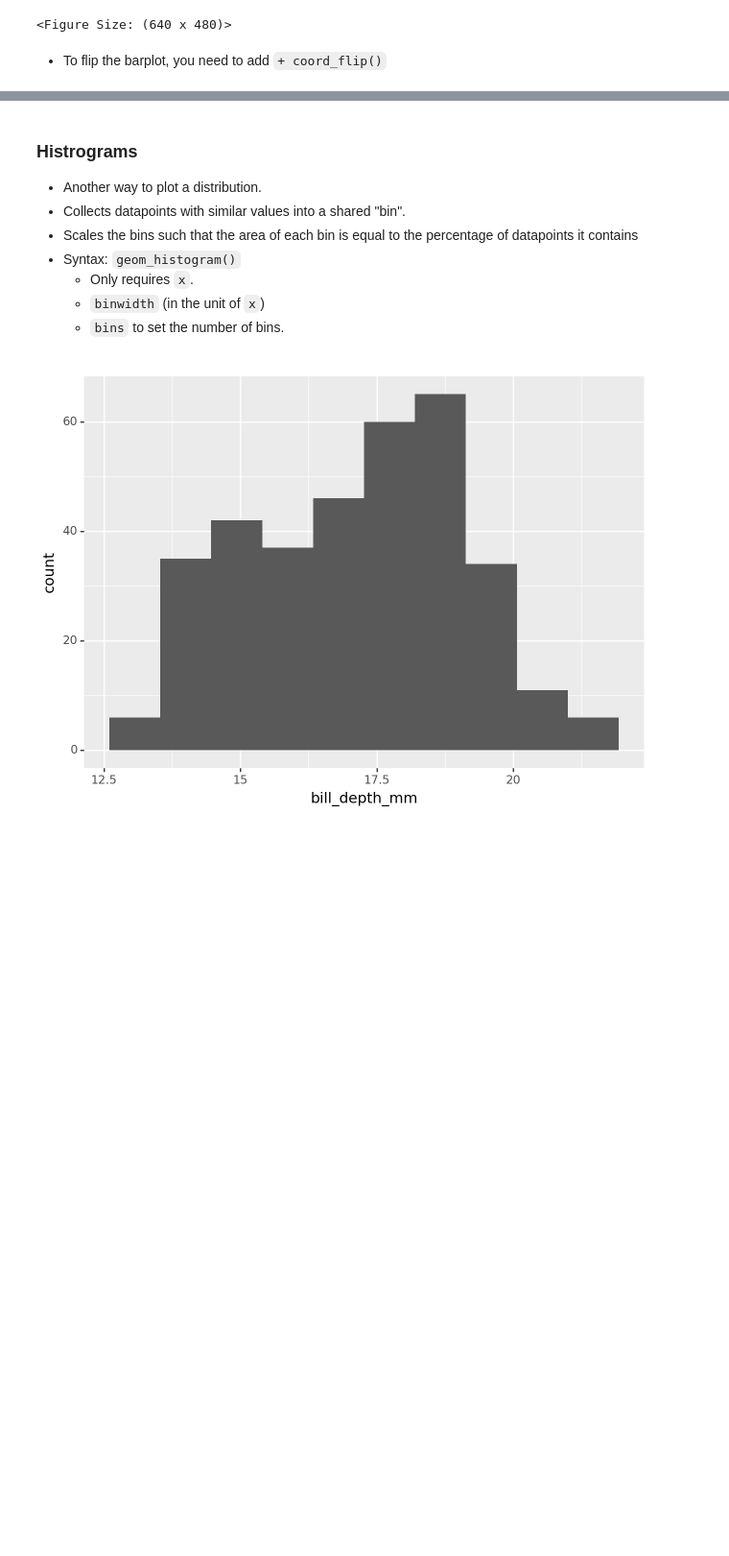
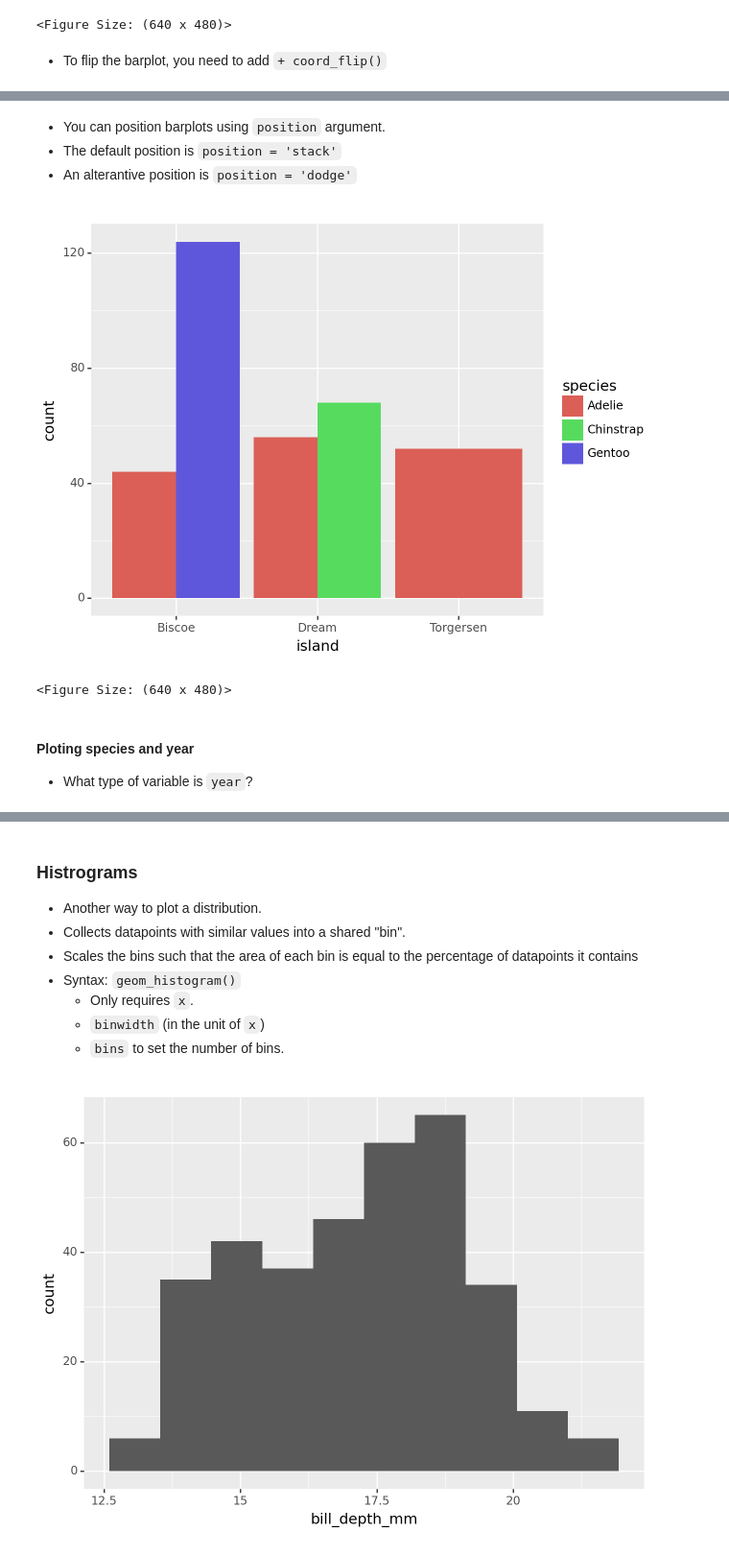
Before and after one commit to yongsa-nut/TU_CN240_DataScience_671, a Jupyter notebook: Visualization_Basic.ipynb, the cells around one changed output, grey strips where cells are left out. Shown at 96% size. Drawn from its saved outputs; the diff is of its cells as text; code cells hidden in the pictures; blank space fills up the shorter version.

```diff
--- a/Visualization_Basic.ipynb
+++ b/Visualization_Basic.ipynb
@@ -334,0 +369,15 @@ ggplot(data = penguins, mapping = aes(x = "island", fill = "island"))  + geom_ba
+# %% [markdown]
+- You can position barplots using `position` argument.
+- The default position is `position = 'stack'`
+- An alterantive position is `position = 'dodge'`
+# %%
+(
+    ggplot(data = penguins, mapping = aes(x = "island", fill = "species"))  +
+    geom_bar(position='dodge')
+)
+# %% [output]
+[figure, added]
+<Figure Size: (640 x 480)>
+# %% [markdown]
+#### Ploting species and year
+- What type of variable is `year`?
```
Also changed, not shown: parts of 43 cells of this notebook.
